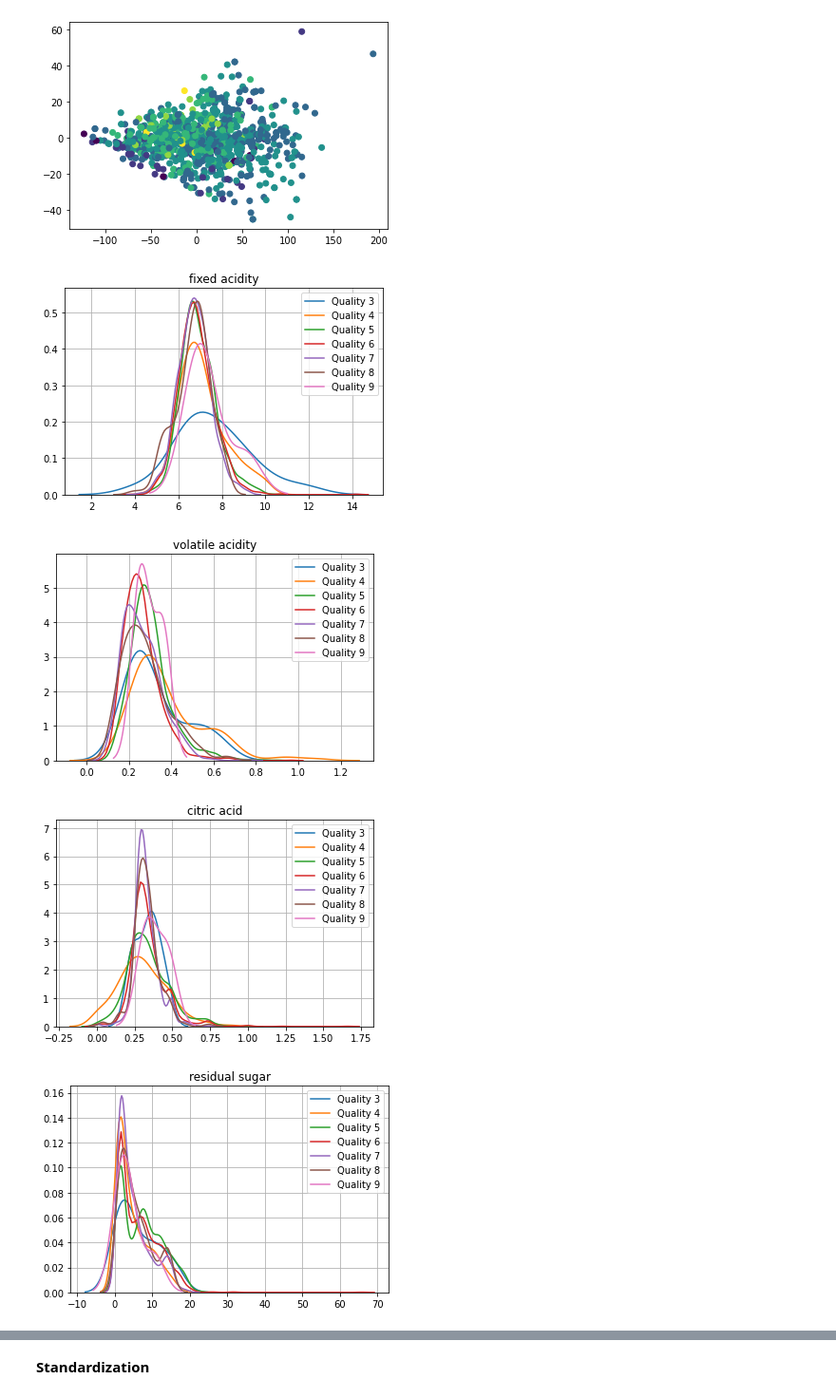
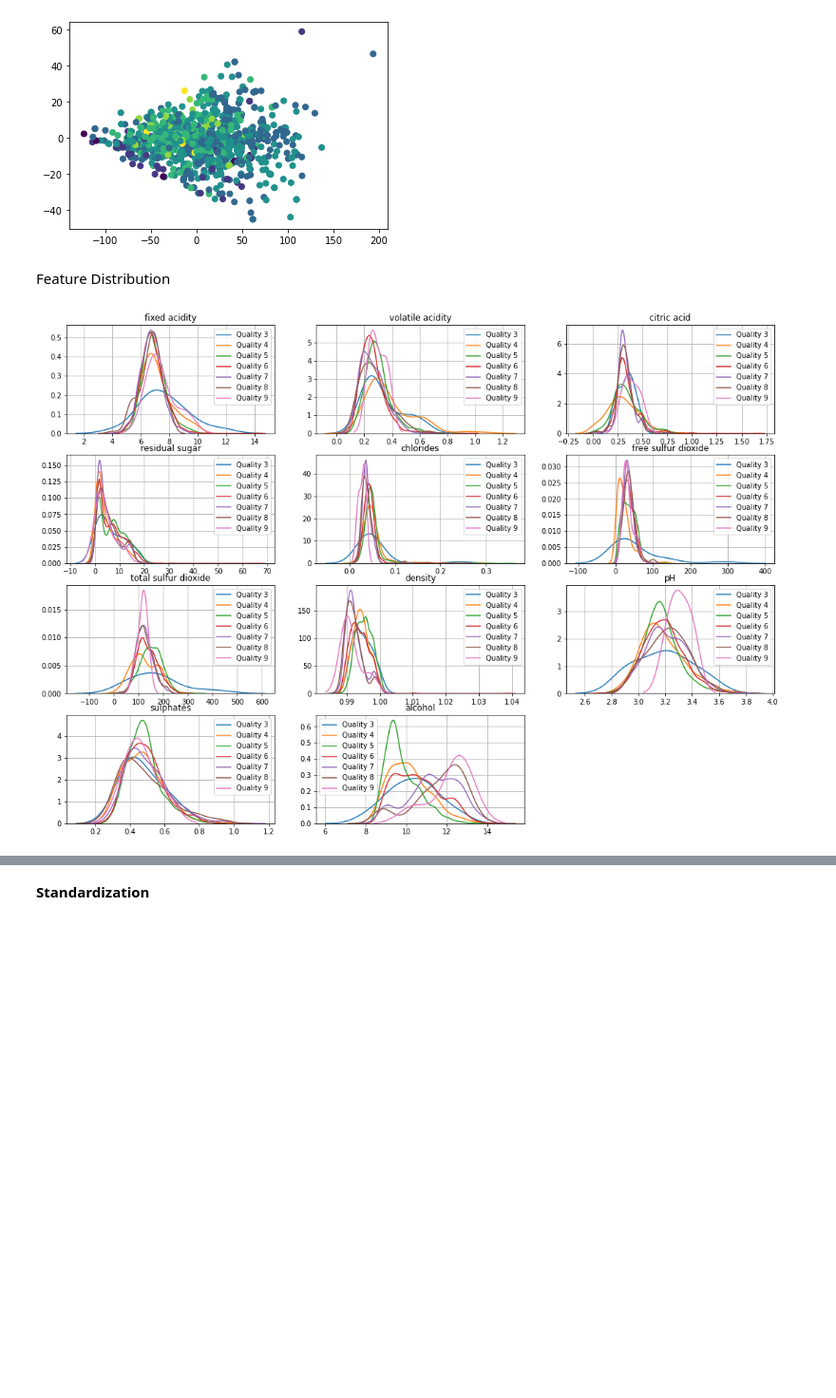
Before and after one commit to GabrieleCuni/Wine_Quality, a Jupyter notebook: MML_GC.ipynb, the cells around one changed output, grey strips where cells are left out. Shown at 95% size. Cells and saved outputs as stored; diff of their text form; code cells hidden in the pictures; blank space fills up the shorter version.

```diff
--- a/MML_GC.ipynb
+++ b/MML_GC.ipynb
@@ -69,16 +75,19 @@ plt.scatter(x_new[:points,0],x_new[:points,1],c=dataset["quality"][:points])
 # %% [output]
 <matplotlib.collections.PathCollection at 0x...>
 [figure]
+# %% [markdown]
+Feature Distribution
 # %%
+plt.figure(figsize=(18,13))
+
 for i,feature in enumerate(feature_names):
-    # subset = dataset[feature]
-    plt.figure()
+    # plt.figure()
+    plt.subplot(4,3,i+1)
     plt.grid()
     plt.title(feature)
     for j in n_bins:
         sns.kdeplot(dataset.loc[dataset["quality"]==j, feature], label= f"Quality {j}", kernel="gau")
+
+plt.savefig("./images/featureDistributions.png")
 # %% [output]
-[figure, old version]
+[figure, new version]
-[figure, removed]
-[figure, removed]
-[figure, removed]
```
Also changed, not shown: parts of 17 cells of this notebook, 1 other file.
